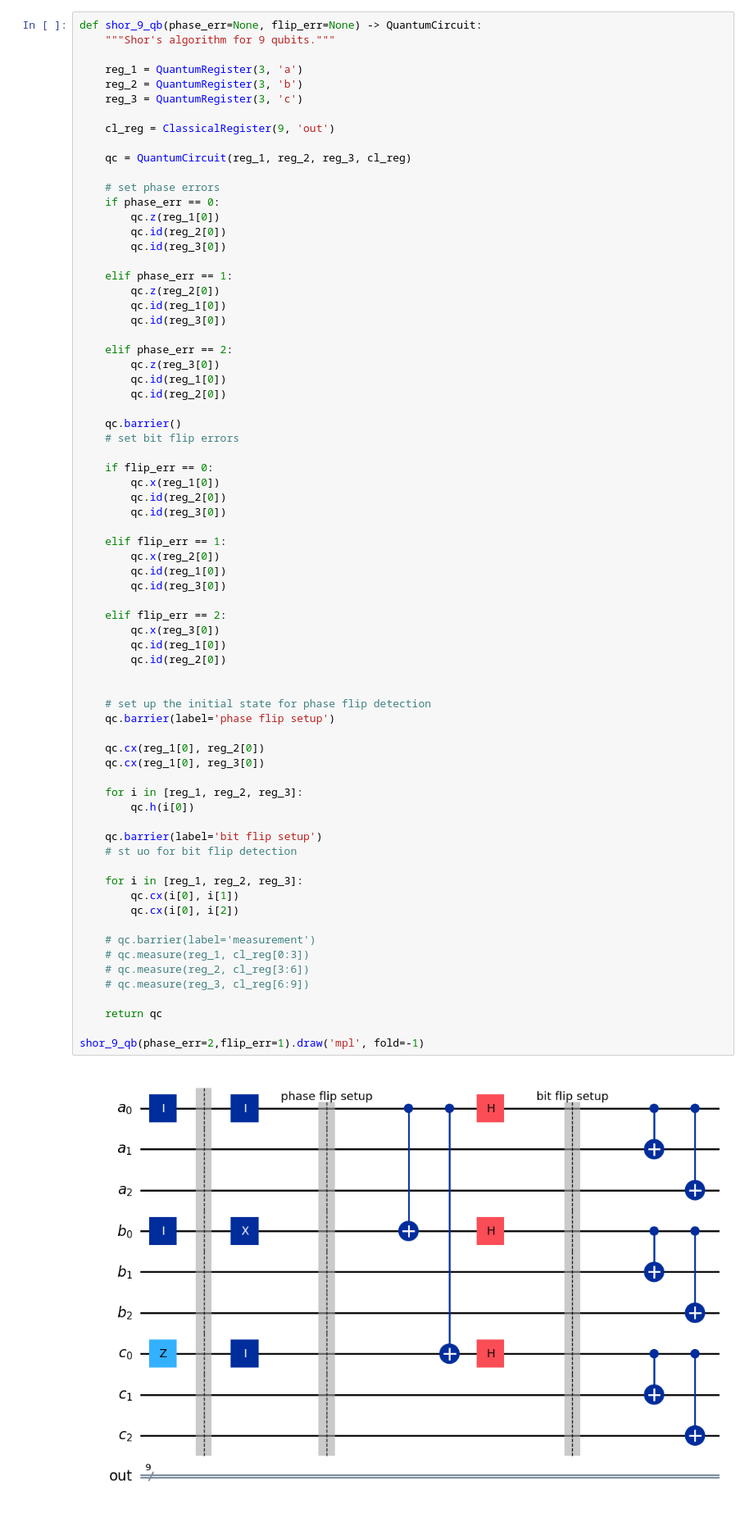
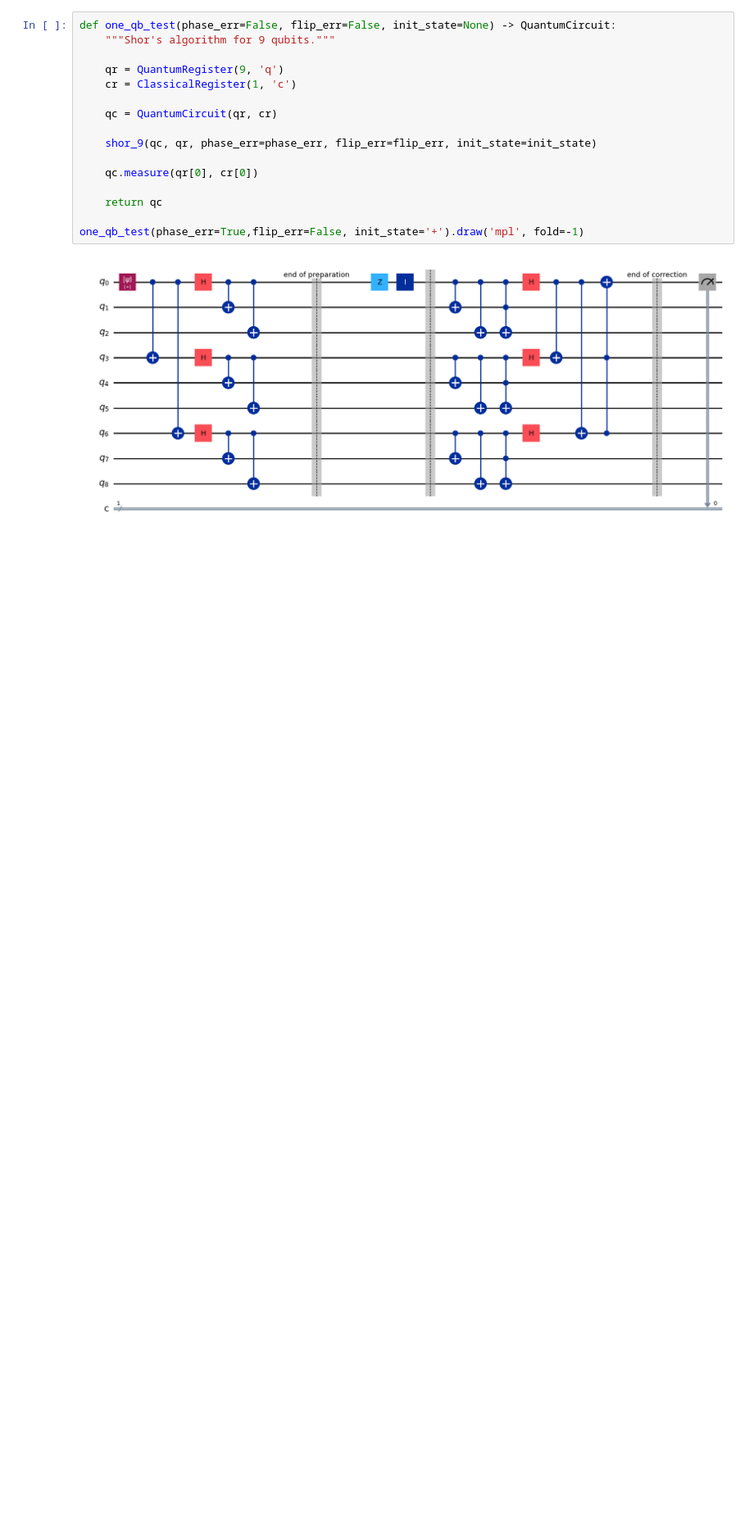
Before and after one commit to Yedi278/Quantum-Simulations, a Jupyter notebook: error_correction/shor's_9_qubit.ipynb, the cells around one changed output. Shown: that part at 82% size. Drawn from its saved outputs; the diff is of its cells as text; blank space fills up the shorter version.

```diff
--- a/error_correction/shor's_9_qubit.ipynb
+++ b/error_correction/shor's_9_qubit.ipynb
@@ -11,73 +75,18 @@ from qiskit.visualization import plot_histogram
 # %%
-def shor_9_qb(phase_err=None, flip_err=None) -> QuantumCircuit:
+def one_qb_test(phase_err=False, flip_err=False, init_state=None) -> QuantumCircuit:
     """Shor's algorithm for 9 qubits."""
 
-    reg_1 = QuantumRegister(3, 'a')
-    reg_2 = QuantumRegister(3, 'b')
-    reg_3 = QuantumRegister(3, 'c')
+    qr = QuantumRegister(9, 'q')
+    cr = ClassicalRegister(1, 'c')
 
-    cl_reg = ClassicalRegister(9, 'out')
+    qc = QuantumCircuit(qr, cr)
 
-    qc = QuantumCircuit(reg_1, reg_2, reg_3, cl_reg)
+    shor_9(qc, qr, phase_err=phase_err, flip_err=flip_err, init_state=init_state)
 
-    # set phase errors
-    if phase_err == 0:
-        qc.z(reg_1[0])
-        qc.id(reg_2[0])
-        qc.id(reg_3[0])
-
-    elif phase_err == 1:
-        qc.z(reg_2[0])
-        qc.id(reg_1[0])
-        qc.id(reg_3[0])
-
-    elif phase_err == 2:
-        qc.z(reg_3[0])
-        qc.id(reg_1[0])
-        qc.id(reg_2[0])
-
-    qc.barrier()
-    # set bit flip errors
-
-    if flip_err == 0:
-        qc.x(reg_1[0])
-        qc.id(reg_2[0])
-        qc.id(reg_3[0])
-
-    elif flip_err == 1:
-        qc.x(reg_2[0])
-        qc.id(reg_1[0])
-        qc.id(reg_3[0])
-
-    elif flip_err == 2:
-        qc.x(reg_3[0])
-        qc.id(reg_1[0])
-        qc.id(reg_2[0])
-
-
-    # set up the initial state for phase flip detection
-    qc.barrier(label='phase flip setup')
-
-    qc.cx(reg_1[0], reg_2[0])
-    qc.cx(reg_1[0], reg_3[0])
-
-    for i in [reg_1, reg_2, reg_3]:
-        qc.h(i[0])
-
-    qc.barrier(label='bit flip setup')
-    # st uo for bit flip detection
-
-    for i in [reg_1, reg_2, reg_3]:
-        qc.cx(i[0], i[1])
-        qc.cx(i[0], i[2])
-
-    # qc.barrier(label='measurement')
-    # qc.measure(reg_1, cl_reg[0:3])
-    # qc.measure(reg_2, cl_reg[3:6])
-    # qc.measure(reg_3, cl_reg[6:9])
+    qc.measure(qr[0], cr[0])
 
     return qc
 
-shor_9_qb(phase_err=2,flip_err=1).draw('mpl', fold=-1)
+one_qb_test(phase_err=True,flip_err=False, init_state='+').draw('mpl', fold=-1)
 # %% [output]
-[figure, old version]
+[figure, new version]
```
Also changed, not shown: parts of 12 cells of this notebook, 4 other files.
